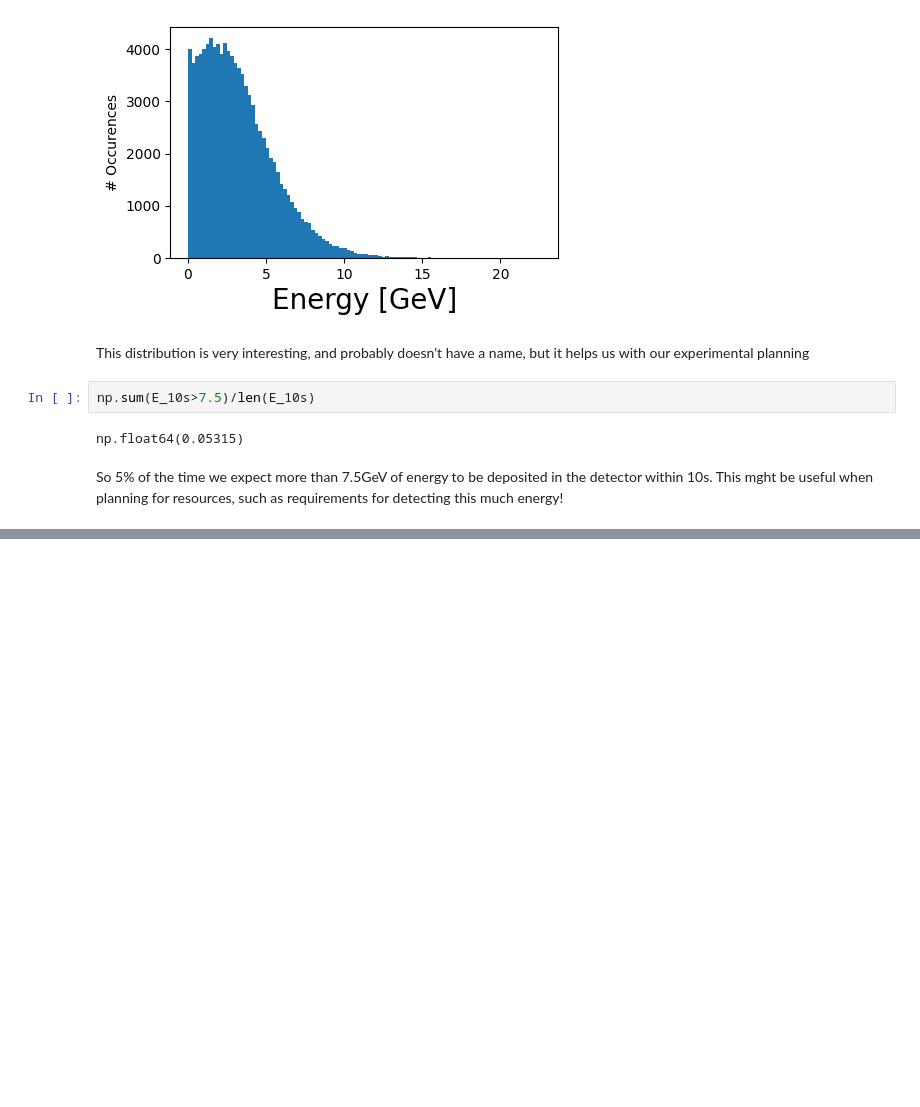
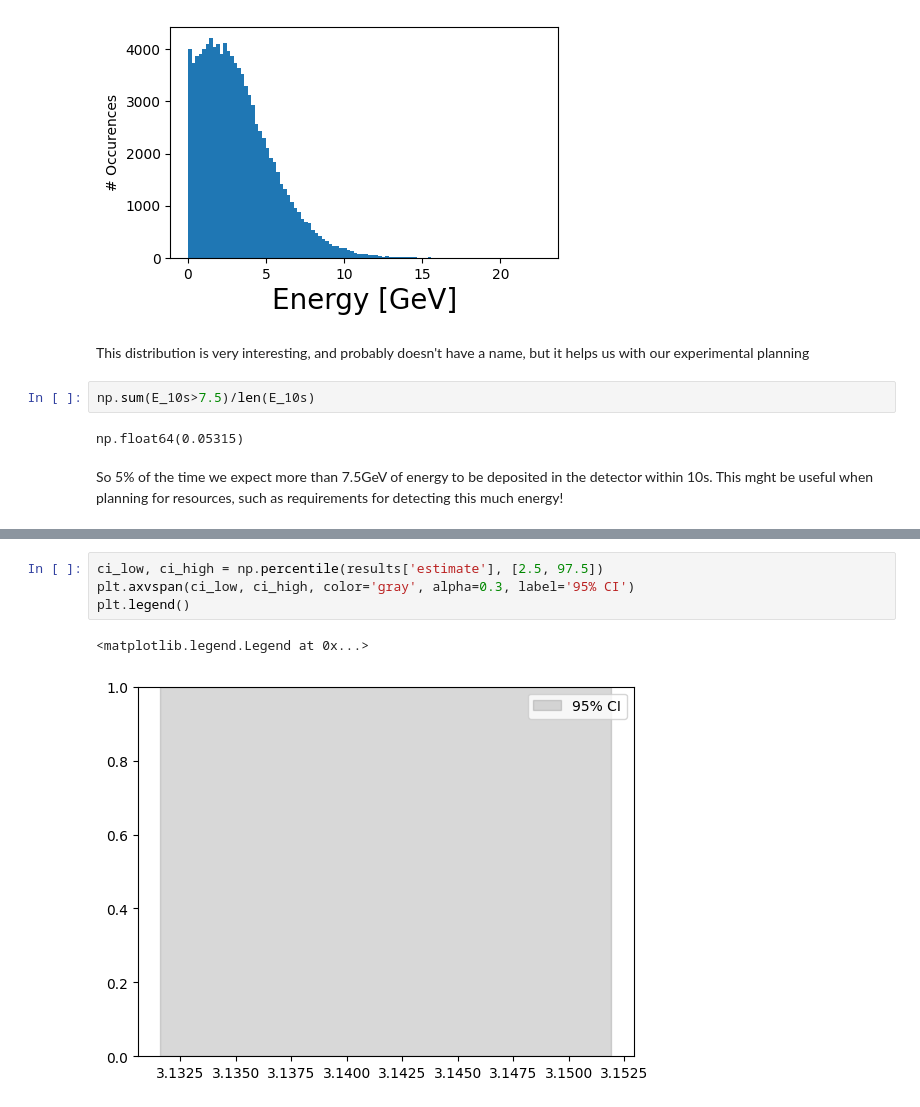
Before and after one commit to mukedon/python_and_projects, a Jupyter notebook: monte_carlo_sim.ipynb, the cells around one changed output, grey strips where cells are left out. Cells and saved outputs as stored; diff of their text form; blank space fills up the shorter version.

```diff
--- a/monte_carlo_sim.ipynb
+++ b/monte_carlo_sim.ipynb
@@ -407,0 +486,7 @@ So 5% of the time we expect more than 7.5GeV of energy to be deposited in the de
+# %%
+ci_low, ci_high = np.percentile(results['estimate'], [2.5, 97.5])
+plt.axvspan(ci_low, ci_high, color='gray', alpha=0.3, label='95% CI')
+plt.legend()
+# %% [output]
+<matplotlib.legend.Legend at 0x...>
+[figure, added]
```
Also changed, not shown: parts of 11 cells of this notebook.
